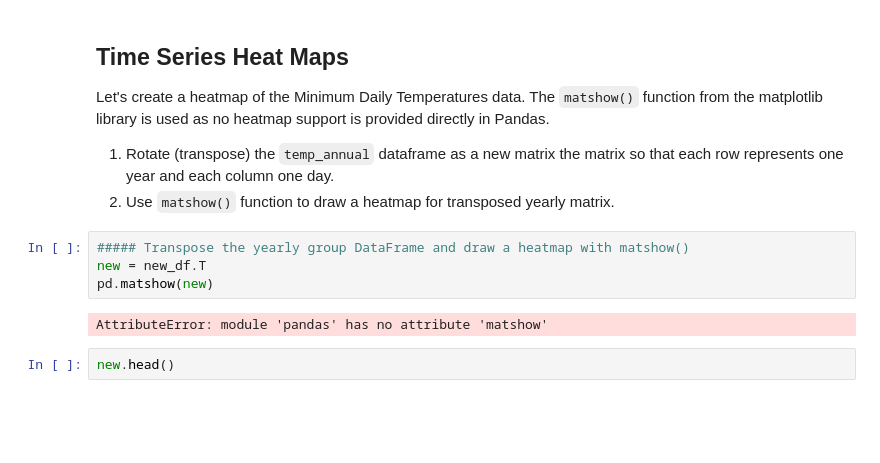
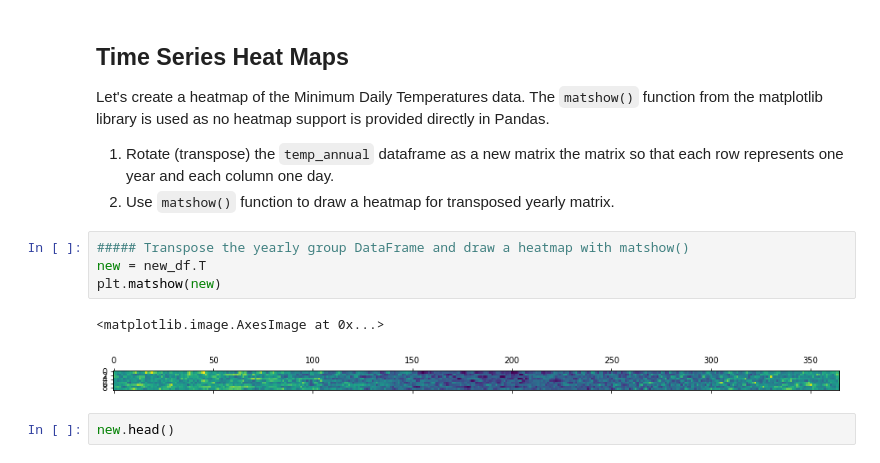
Before and after one commit to asafi1997/dsc-visualizing-time-series-data-lab-nyc-ds-060319, a Jupyter notebook: index.ipynb, the cells around one changed output. Saved outputs shown, nothing was run; the diff lists cells and outputs as text; blank space fills up the shorter version.

```diff
--- a/index.ipynb
+++ b/index.ipynb
@@ -212,9 +212,10 @@ Let's create a heatmap of the Minimum Daily Temperatures data. The `matshow()` f
 # %%
 ##### Transpose the yearly group DataFrame and draw a heatmap with matshow()
 new = new_df.T
-pd.matshow(new)
+plt.matshow(new)
 # %% [output]
-AttributeError: module 'pandas' has no attribute 'matshow'
+<matplotlib.image.AxesImage at 0x...>
+[figure, added]
 # %%
 new.head()
 # %% [output]
```
